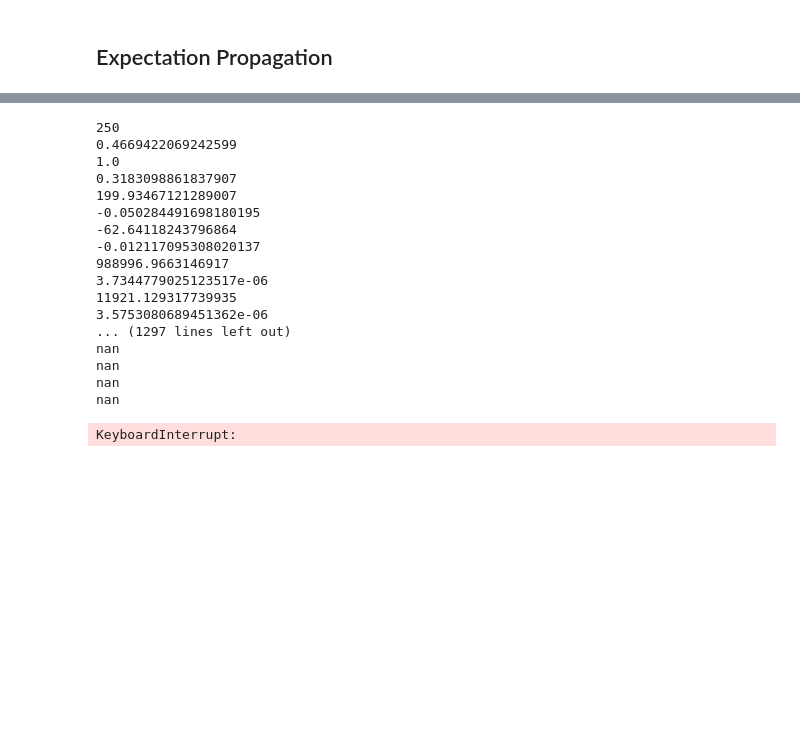
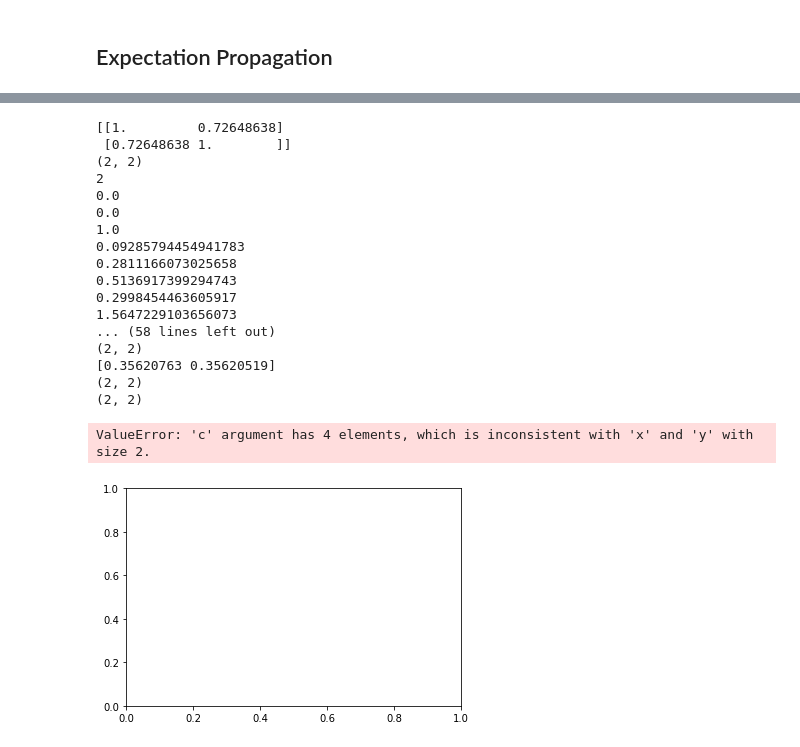
Before and after one commit to ThomasHeap/Examples, a Jupyter notebook: Gaussian_Processes/Chapter 2.ipynb, the cells around one changed output, grey strips where cells are left out. Saved outputs shown, nothing was run; the diff lists cells and outputs as text; code cells hidden in the pictures; blank space fills up the shorter version.

```diff
--- a/Gaussian_Processes/Chapter 2.ipynb
+++ b/Gaussian_Processes/Chapter 2.ipynb
@@ -241,8 +244,16 @@ def EP_predictions(nu,tau,X,y,cov_fn,x_star):
     L = np.linalg.cholesky(I_n + S**1/2 @ K @ S**1/2)
     z = S**1/2 @ np.linalg.solve(L.T,np.linalg.solve(L, S**1/2@K@nu))
     f_star = cov_fn(x_star,X).T @ (nu - z)
-    v = np.linalg.solve(L, S**1/2@cov_fn(x_star,X))
+
+    print(f_star.shape)
+    v = np.linalg.solve(L, (S**1/2)@cov_fn(x_star,X))
+    print(L.shape)
+    print(S.shape)
+    print(cov_fn(x_star,X).shape)
+    print((S**1/2)@cov_fn(x_star,X).shape)
+    print(v.shape)
     var_f_star = cov_fn(x_star,x_star) - v.T@v
+    print(var_f_star.shape)
     pi_star = norm.cdf(f_star / (1+var_f_star)**1/2)
 
     return pi_star
@@ -260,44 +271,56 @@ plt.scatter(x_1,x_2,c=y,cmap=matplotlib.colors.ListedColormap(['red', 'blue']))
 # %%
+data = generate_dataset(4)
+x_1 = data[:2,0]
+x_2 = data[:2,1]
+X = data[:2,:2]
+y = data[:2,2]
+y[y==0] = -1
+
+
 cov = rbf_kernel(X,X)
 
+
+print(cov)
+print(cov.shape)
 nu, tau, logZ_EP = EP(cov, y)
 
 #test = generate_dataset(50)
 
-test_x = data[250:,:2]
+test_x = data[2:,:2]
 
 print(nu)
 print(tau)
-print(logZ_EP)
+print(logZ_EP.shape)
 pi = EP_predictions(nu, tau, X, y, rbf_kernel, test_x)
 
 
 
 
 x_1 = test_x[:,0]
 x_2 = test_x[:,1]
 
 y = np.array(pi)
 
 y[y>0.5] = 1
 y[y<=0.5] = -1
 plt.scatter(x_1,x_2,c=y,cmap=matplotlib.colors.ListedColormap(['red', 'blue']))
 # %% [output]
-250
-0.4669422069242599
+[[1.         0.72648638]
+ [0.72648638 1.        ]]
+(2, 2)
+2
+0.0
+0.0
 1.0
-0.3183098861837907
-199.93467121289007
--0.050284491698180195
--62.64118243796864
--0.012117095308020137
-988996.9663146917
-3.7344779025123517e-06
-11921.129317739935
-3.5753080689451362e-06
-... (1297 lines left out)
-nan
-nan
-nan
-nan
+0.09285794454941783
+0.2811166073025658
+0.5136917399294743
+0.2998454463605917
+1.5647229103656073
+... (58 lines left out)
+(2, 2)
+[0.35620763 0.35620519]
+(2, 2)
+(2, 2)
-KeyboardInterrupt:
+ValueError: 'c' argument has 4 elements, which is inconsistent with 'x' and 'y' with size 2.
+[figure, added]
```
Also changed, not shown: parts of 6 cells of this notebook, 1 other file.
